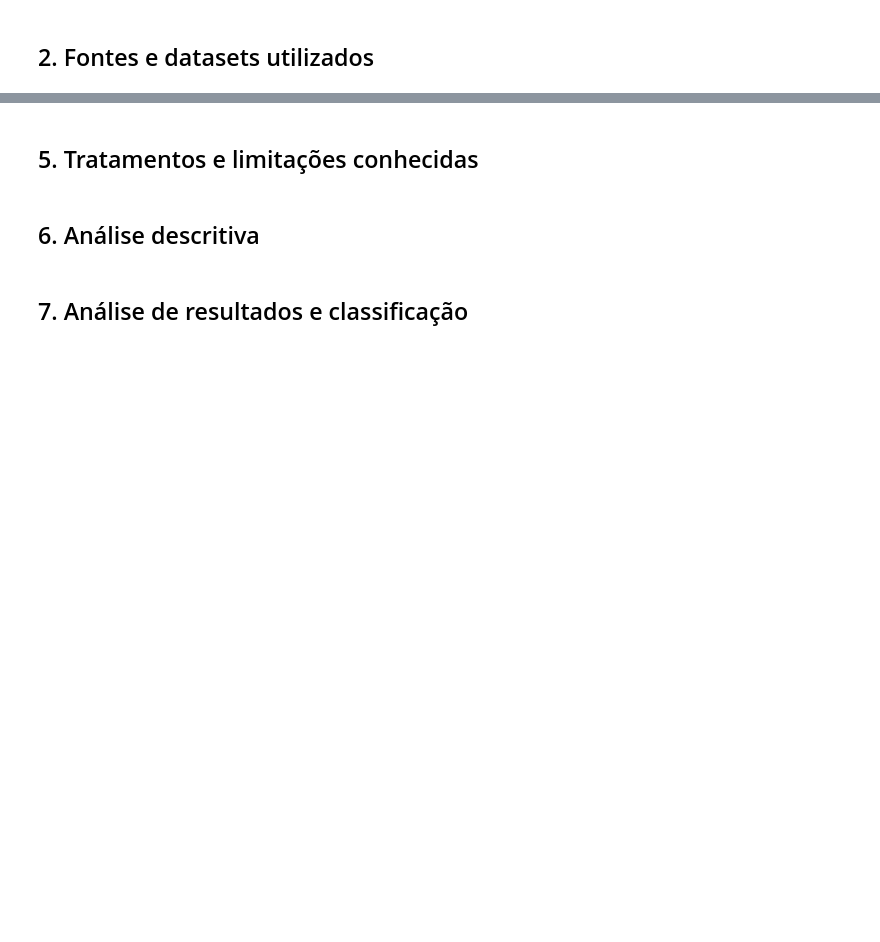
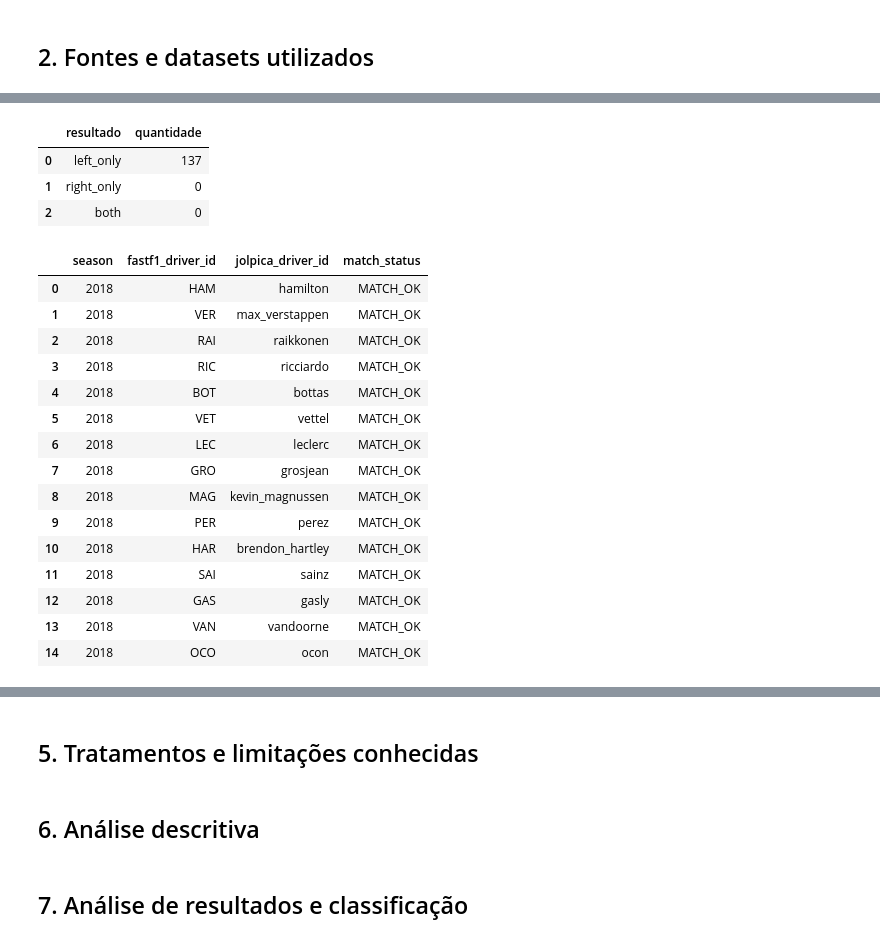
Before and after one commit to Maik093/ProjetoHandsOnMack, a Jupyter notebook: notebooks/atividade_02/eda_f1.ipynb, the cells around one changed output, grey strips where cells are left out. Saved outputs shown, nothing was run; the diff lists cells and outputs as text; code cells hidden in the pictures; blank space fills up the shorter version.

```diff
--- a/notebooks/atividade_02/eda_f1.ipynb
+++ b/notebooks/atividade_02/eda_f1.ipynb
@@ -12,0 +794,18 @@ Notebook de Análise Exploratória de Dados (estrutura inicial).
+# %%
+ids_fastf1 = (
+    pneus[["season", "driver_id"]]
+    .drop_duplicates()
+    .rename(columns={"driver_id": "fastf1_driver_id"})
+)
+
+ids_jolpica = (
+    resultados[["season", "driver_id"]]
+    .drop_duplicates()
+    .rename(columns={"driver_id": "jolpica_driver_id"})
+)
+
+print("Exemplos FastF1:")
+display(ids_fastf1.head(10))
+
+print("Exemplos Jolpica:")
+display(ids_jolpica.head(10))
@@ -12,0 +837,57 @@ Notebook de Análise Exploratória de Dados (estrutura inicial).
+# %%
+match_direto = ids_fastf1.merge(
+    ids_jolpica,
+    left_on=["season", "fastf1_driver_id"],
+    right_on=["season", "jolpica_driver_id"],
+    how="left",
+    indicator=True
+)
+
+resumo_match_direto = (
+    match_direto["_merge"]
+    .value_counts()
+    .rename_axis("resultado")
+    .reset_index(name="quantidade")
+)
+
+display(resumo_match_direto)
+# %% [output]
+|  | resultado | quantidade |
+| 0 | left_only | 137 |
+| 1 | right_only | 0 |
+| 2 | both | 0 |
+# %%
+validacao_mapping = (
+    ids_fastf1
+    .merge(
+        driver_mapping[
+            [
+                "season",
+                "fastf1_driver_id",
+                "jolpica_driver_id",
+                "match_status"
+            ]
+        ],
+        on=["season", "fastf1_driver_id"],
+        how="left"
+    )
+)
+
+display(validacao_mapping.head(15))
+# %% [output]
+|  | season | fastf1_driver_id | jolpica_driver_id | match_status |
+| 0 | 2018 | HAM | hamilton | MATCH_OK |
+| 1 | 2018 | VER | max_verstappen | MATCH_OK |
+| 2 | 2018 | RAI | raikkonen | MATCH_OK |
+| 3 | 2018 | RIC | ricciardo | MATCH_OK |
+| 4 | 2018 | BOT | bottas | MATCH_OK |
+| 5 | 2018 | VET | vettel | MATCH_OK |
+| 6 | 2018 | LEC | leclerc | MATCH_OK |
+| 7 | 2018 | GRO | grosjean | MATCH_OK |
+| 8 | 2018 | MAG | kevin_magnussen | MATCH_OK |
+| 9 | 2018 | PER | perez | MATCH_OK |
+| 10 | 2018 | HAR | brendon_hartley | MATCH_OK |
+| 11 | 2018 | SAI | sainz | MATCH_OK |
+| 12 | 2018 | GAS | gasly | MATCH_OK |
+| 13 | 2018 | VAN | vandoorne | MATCH_OK |
+| 14 | 2018 | OCO | ocon | MATCH_OK |
```
Also changed, not shown: parts of 45 cells of this notebook.
